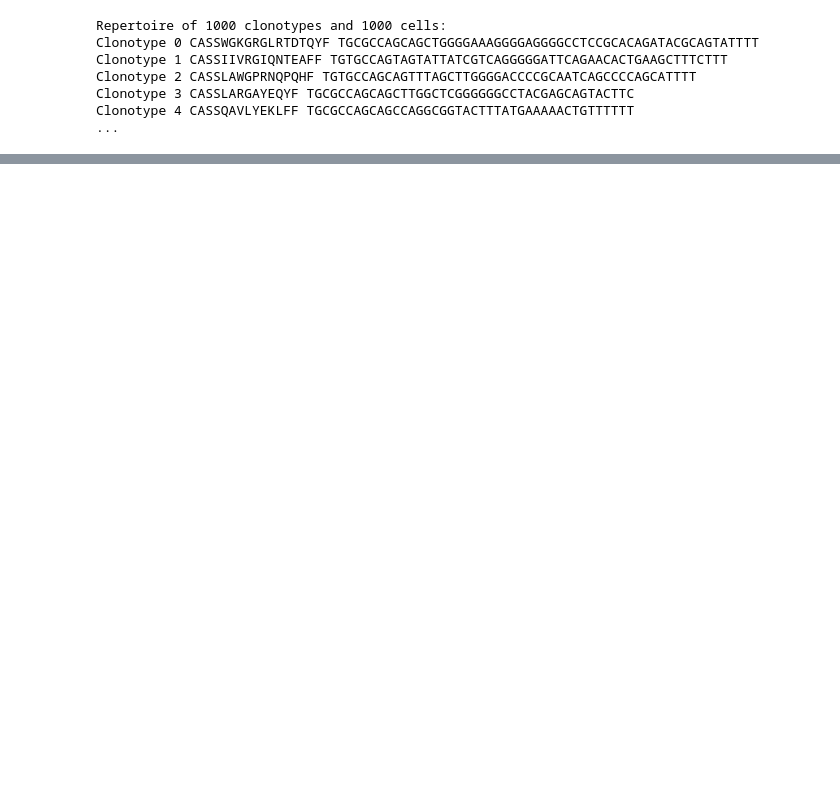
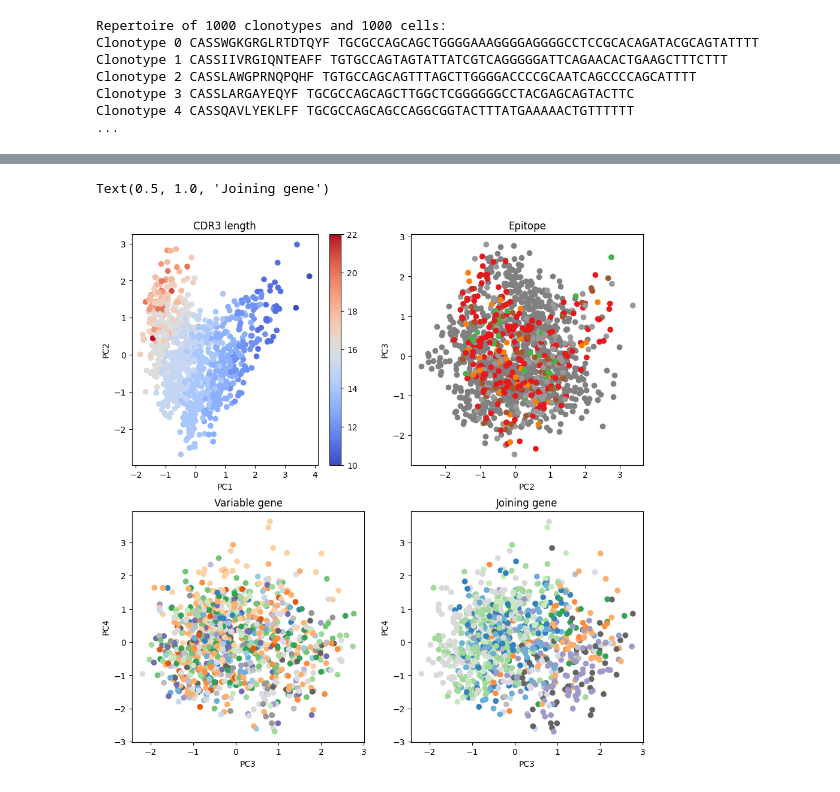
Before and after one commit to antigenomics/mirpy, a Jupyter notebook: notebooks/prototype_embedding.ipynb, the cells around one changed output, grey strips where cells are left out. Saved outputs shown, nothing was run; the diff lists cells and outputs as text; code cells hidden in the pictures; blank space fills up the shorter version.

```diff
--- a/notebooks/prototype_embedding.ipynb
+++ b/notebooks/prototype_embedding.ipynb
@@ -58,0 +88,57 @@ res = matcher.match_to_df(data, 10, 10)
+# %%
+v_fac = {v: i for i, v in enumerate(sorted(set(x.v.id for x in data)))}
+j_fac = {j: i for i, j in enumerate(sorted(set(x.j.id for x in data)))}
+epi = [x.payload['vdjdb'].epitope for x in data] # todo - make (dot)vdjdb not ['vdjdb']
+epi = [x for x, count in Counter(epi).items() if count >= 30]
+epi_fac = {j: i for i, j in enumerate(epi)}
+epi_x = [epi_fac.get(x.payload['vdjdb'].epitope, -1) for x in data]
+good_epi_ids = [i for (i, x) in enumerate(epi_x) if x >= 0]
+res_rot = pca.transform(res.iloc[:,1:])
+
+fig, axs = plt.subplots(2, 2, figsize=(11, 11))
+p0 = axs[0, 0].scatter(res_rot[:, 0], res_rot[:, 1], c=[len(x.cdr3aa) for x in data], cmap='coolwarm')
+axs[0, 0].set_xlabel('PC1')
+axs[0, 0].set_ylabel('PC2')
+axs[0, 0].set_title('CDR3 length')
+fig.colorbar(p0)
+
+axs[0, 1].scatter(res_rot[:, 1], res_rot[:, 2],
+            c='grey')
+axs[0, 1].scatter(res_rot[good_epi_ids, 0], res_rot[good_epi_ids, 1],
+            c=[epi_x[i] for i in good_epi_ids],
+            cmap='Set1')
+axs[0, 1].set_xlabel('PC2')
+axs[0, 1].set_ylabel('PC3')
+axs[0, 1].set_title('Epitope')
+
+axs[1, 0].scatter(res_rot[:, 2], res_rot[:, 3],
+            c=[v_fac[x.v.id] for x in data],
+            cmap='tab20c')
+axs[1, 0].set_xlabel('PC3')
+axs[1, 0].set_ylabel('PC4')
+axs[1, 0].set_title('Variable gene')
+
+axs[1, 1].scatter(res_rot[:, 2], res_rot[:, 3],
+            c=[j_fac[x.j.id] for x in data],
+            cmap='tab20c')
+axs[1, 1].set_xlabel('PC3')
+axs[1, 1].set_ylabel('PC4')
+axs[1, 1].set_title('Joining gene')
+
+
+#import matplotlib.cm
+#def get_cmap_string(palette, domain):
+#    domain_unique = np.unique(domain)
+#    hash_table = {key: i_str for i_str, key in enumerate(domain_unique)}
+ #   mpl_cmap = matplotlib.cm.get_cmap(palette, lut=len(domain_unique))
+#
+#    def cmap_out(X, **kwargs):
+#        return mpl_cmap(hash_table[X], **kwargs)
+#
+#    return cmap_out
+
+#v_uniq = get_cmap_string
+#colors = cmap(np.linspace(0, 1, len(names)))
+# %% [output]
+Text(0.5, 1.0, 'Joining gene')
+[figure, added]
```
Also changed, not shown: parts of 10 cells of this notebook, 3 other files.
